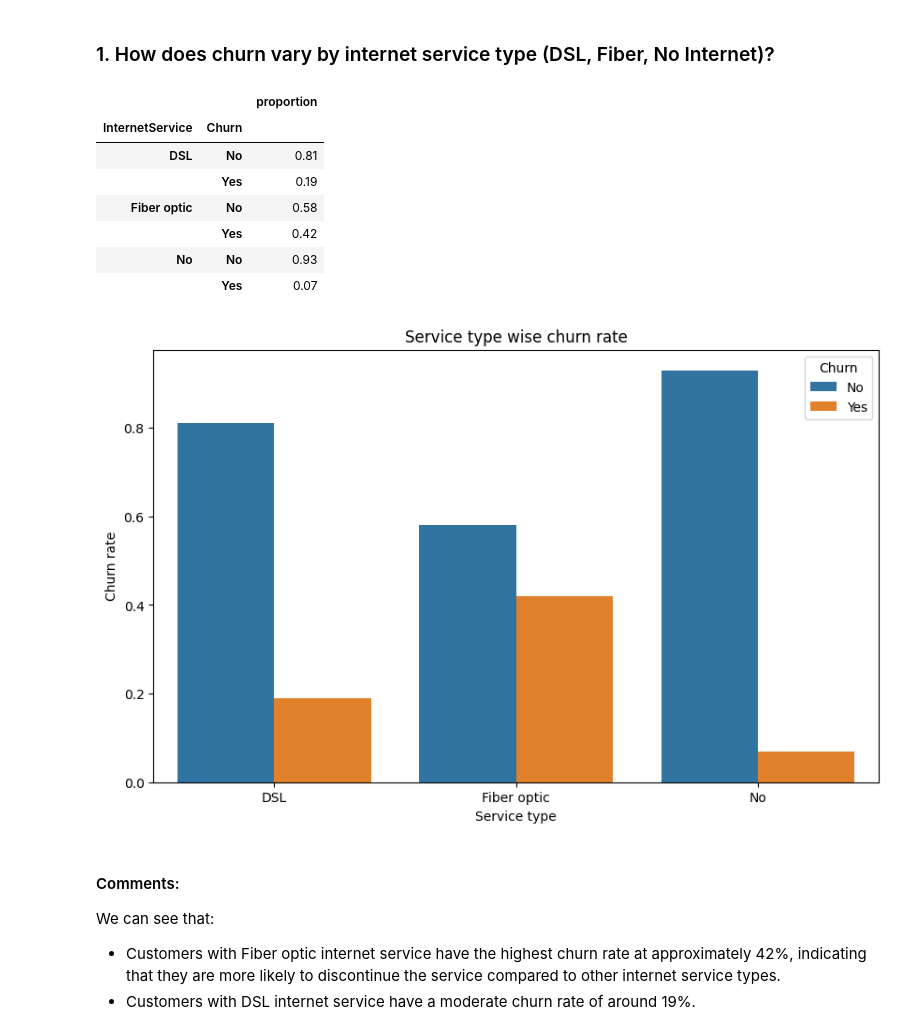
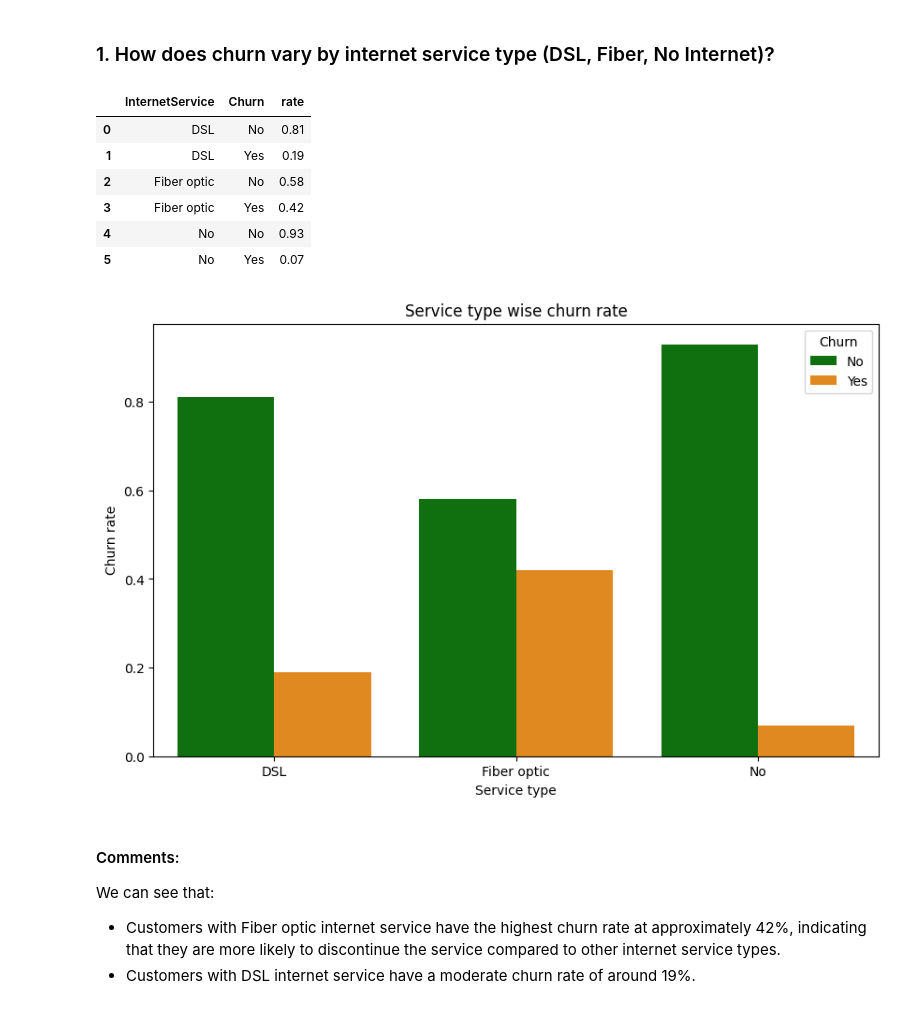
Before and after one commit to apabritamaity/data-analyst-portfolio, a Jupyter notebook: customer-churn-analysis/notebooks/05_EDA_Service_Usage_&_Product_Impact_Analysis.ipynb, the cells around one changed output. Drawn from its saved outputs; the diff is of its cells as text; code cells hidden in the pictures.

```diff
--- a/customer-churn-analysis/notebooks/05_EDA_Service_Usage_&_Product_Impact_Analysis.ipynb
+++ b/customer-churn-analysis/notebooks/05_EDA_Service_Usage_&_Product_Impact_Analysis.ipynb
@@ -24,26 +24,25 @@ df.head()
 ### 1. How does churn vary by internet service type (DSL, Fiber, No Internet)?
 # %%
 ## How churn rate vary by internet service type
-service_type_wise_churn_rate = df.groupby(['InternetService'])['Churn'].value_counts(normalize=True).round(2).to_frame()
+service_type_wise_churn_rate = df.groupby(['InternetService'])['Churn'].value_counts(normalize=True).round(2).to_frame().reset_index().rename(columns={'proportion' : 'rate'})
 
 service_type_wise_churn_rate
 # %% [output]
-|  |  | proportion |
-| InternetService | Churn |  |
-| DSL | No | 0.81 |
-|  | Yes | 0.19 |
-| Fiber optic | No | 0.58 |
-|  | Yes | 0.42 |
-| No | No | 0.93 |
-|  | Yes | 0.07 |
+|  | InternetService | Churn | rate |
+| 0 | DSL | No | 0.81 |
+| 1 | DSL | Yes | 0.19 |
+| 2 | Fiber optic | No | 0.58 |
+| 3 | Fiber optic | Yes | 0.42 |
+| 4 | No | No | 0.93 |
+| 5 | No | Yes | 0.07 |
 # %%
 plt.figure(figsize=(10,6))
-sns.barplot(data=service_type_wise_churn_rate, x='InternetService', y='proportion', hue='Churn')
+sns.barplot(data=service_type_wise_churn_rate, x='InternetService', y='rate', hue='Churn', palette=['green', 'darkorange'])
 plt.title("Service type wise churn rate")
 plt.xlabel("Service type")
 plt.ylabel("Churn rate");
 # %% [output]
-[figure, old version]
+[figure, new version]
 # %% [markdown]
 #### Comments:
 We can see that:
```
Also changed, not shown: parts of 4 cells of this notebook, 8 other files.
